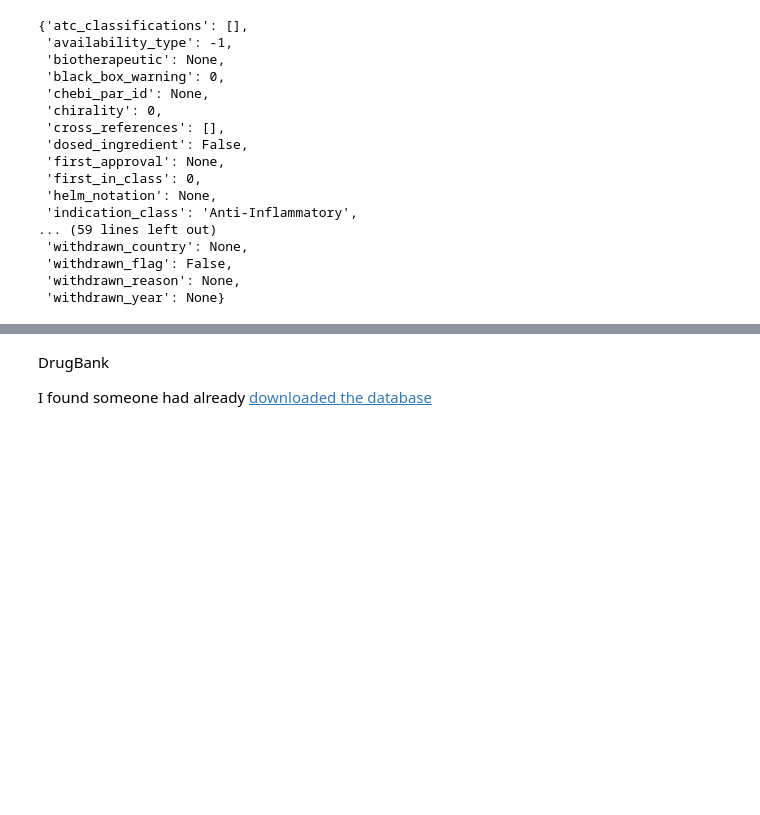
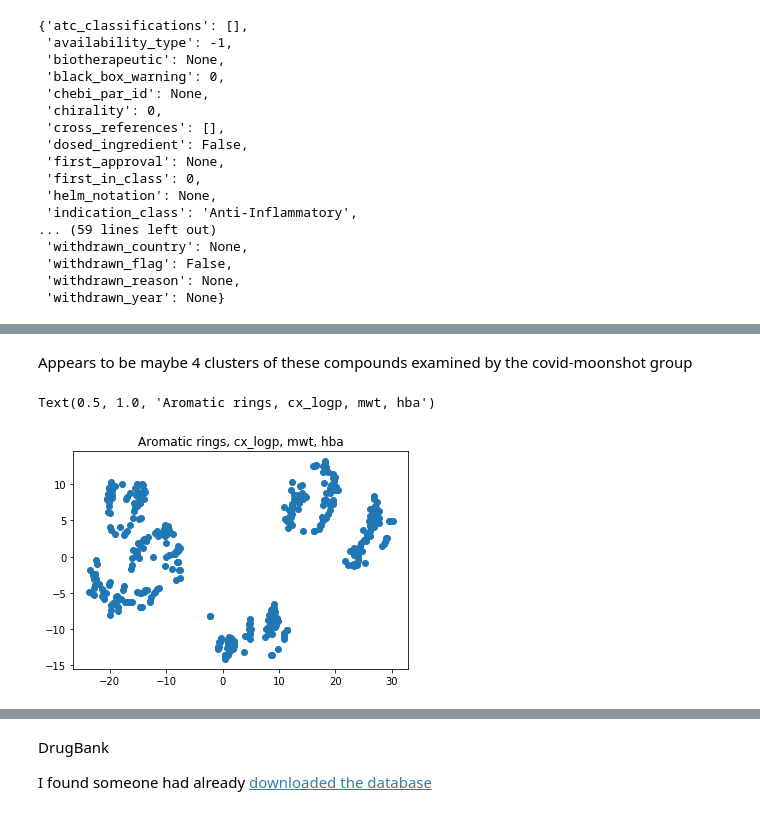
Before and after one commit to ahy3nz/ahy3nz.github.io, a Jupyter notebook: files/notebooks/2020-05-06-study_covid_moonshot.ipynb, the cells around one changed output, grey strips where cells are left out. Cells and saved outputs as stored; diff of their text form; code cells hidden in the pictures; blank space fills up the shorter version.

Commit message:
Update covid notebook

```diff
--- a/files/notebooks/2020-05-06-study_covid_moonshot.ipynb
+++ b/files/notebooks/2020-05-06-study_covid_moonshot.ipynb
@@ -352,0 +432,25 @@ chembl_df.head()
+# %%
+cols = ['aromatic_rings', 'cx_logp',  'full_mwt', 'hba']
+cleaned = (chembl_df[~chembl_df[cols]
+                     .isnull()
+                     .all(axis='columns', skipna=False)][cols]
+           .astype('float')
+           .fillna(0, axis='columns'))
+# %%
+from sklearn import preprocessing
+
+normalized = preprocessing.scale(cleaned)
+# %% [markdown]
+Appears to be maybe 4 clusters of these compounds examined by the covid-moonshot group
+# %%
+from sklearn.decomposition import PCA
+from sklearn.manifold import TSNE
+
+tsne_analysis = TSNE(n_components=2)
+output = tsne_analysis.fit_transform(normalized)
+fig,ax = plt.subplots(1,1)
+ax.scatter(output[:,0], output[:,1])
+ax.set_title("Aromatic rings, cx_logp, mwt, hba")
+# %% [output]
+Text(0.5, 1.0, 'Aromatic rings, cx_logp, mwt, hba')
+[figure, added]
```
Also changed, not shown: parts of 15 cells of this notebook, 4 other files.
